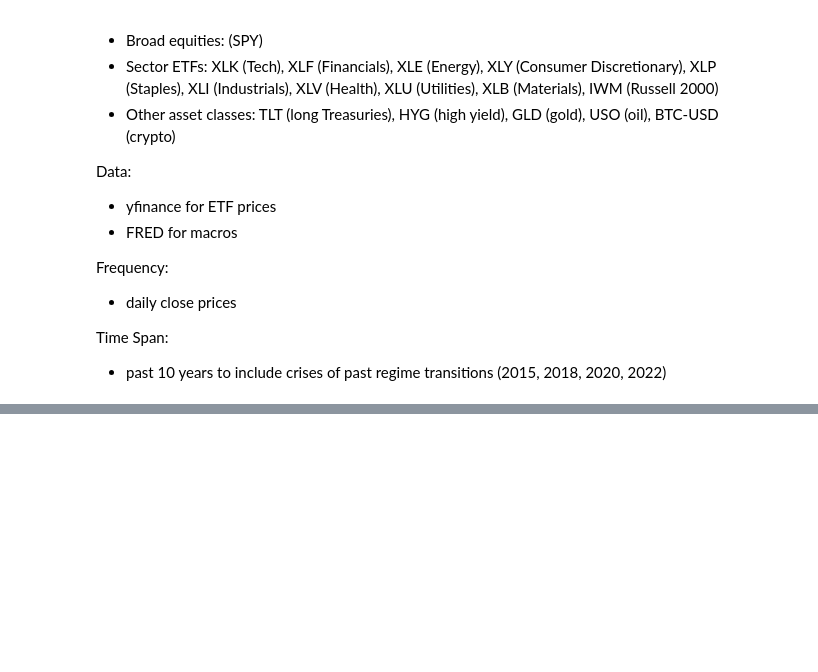
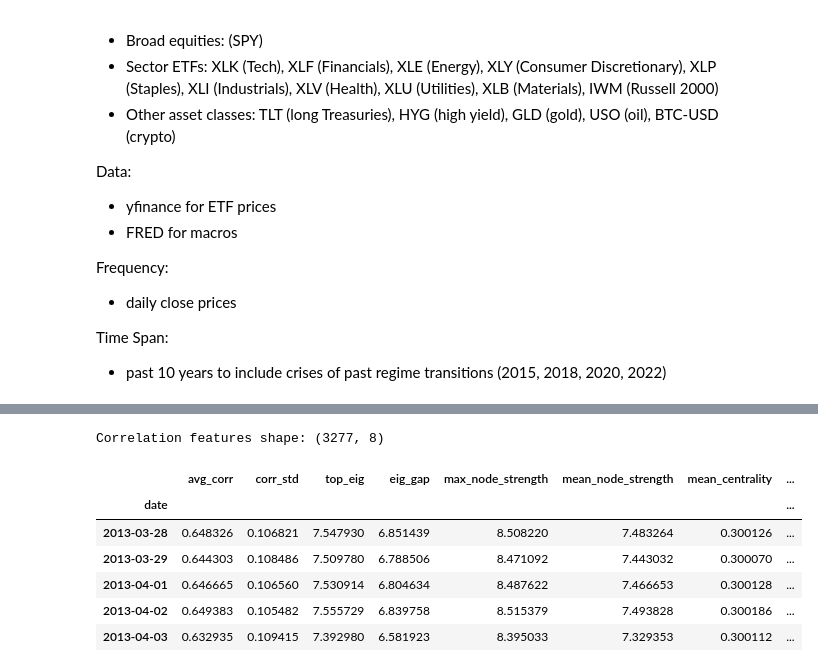
Before and after one commit to SachiGoel27/RegimeDector, a Jupyter notebook: RegimeDector.ipynb, the cells around one changed output, grey strips where cells are left out. Saved outputs shown, nothing was run; the diff lists cells and outputs as text; code cells hidden in the pictures; blank space fills up the shorter version.

```diff
--- a/RegimeDector.ipynb
+++ b/RegimeDector.ipynb
@@ -76,0 +160,43 @@ merged_df.tail()
+# %%
+def compute_corr_features(window_returns):
+    lw = LedoitWolf().fit(window_returns)
+    C = lw.covariance_
+    corr = C / np.outer(np.sqrt(np.diag(C)), np.sqrt(np.diag(C)))
+    eigvals = np.sort(np.linalg.eigvalsh(corr))[::-1]
+    off_diag = corr[np.triu_indices_from(corr, k=1)]
+    G = nx.from_numpy_array(np.abs(corr))
+    centrality = nx.eigenvector_centrality_numpy(G, weight='weight')
+    centrality_vals = np.array(list(centrality.values()))
+    node_strengths = np.sum(np.abs(corr), axis=1)
+    return {
+        'avg_corr': np.mean(off_diag),
+        'corr_std': np.std(off_diag),
+        'top_eig': eigvals[0],
+        'eig_gap': eigvals[0] - eigvals[1],
+        'max_node_strength': node_strengths.max(),
+        'mean_node_strength': node_strengths.mean(),
+        'mean_centrality': centrality_vals.mean(),
+        'max_centrality': centrality_vals.max()
+    }
+# %%
+W = 60  # window length
+feature_list = []
+dates = etf_returns.index
+
+for i in range(W, len(dates)):
+    feats = compute_corr_features(etf_returns.iloc[i-W:i])
+    feats['date'] = dates[i]
+    feature_list.append(feats)
+
+features_df = pd.DataFrame(feature_list).set_index('date')
+print("Correlation features shape:", features_df.shape)
+features_df.head()
+# %% [output]
+Correlation features shape: (3277, 8)
+|  | avg_corr | corr_std | top_eig | eig_gap | max_node_strength | mean_node_strength | mean_centrality | ... |
+| date |  |  |  |  |  |  |  | ... |
+| 2013-03-28 | 0.648326 | 0.106821 | 7.547930 | 6.851439 | 8.508220 | 7.483264 | 0.300126 | ... |
+| 2013-03-29 | 0.644303 | 0.108486 | 7.509780 | 6.788506 | 8.471092 | 7.443032 | 0.300070 | ... |
+| 2013-04-01 | 0.646665 | 0.106560 | 7.530914 | 6.804634 | 8.487622 | 7.466653 | 0.300128 | ... |
+| 2013-04-02 | 0.649383 | 0.105482 | 7.555729 | 6.839758 | 8.515379 | 7.493828 | 0.300186 | ... |
+| 2013-04-03 | 0.632935 | 0.109415 | 7.392980 | 6.581923 | 8.395033 | 7.329353 | 0.300112 | ... |
```
Also changed, not shown: parts of 17 cells of this notebook, 1 other file.
